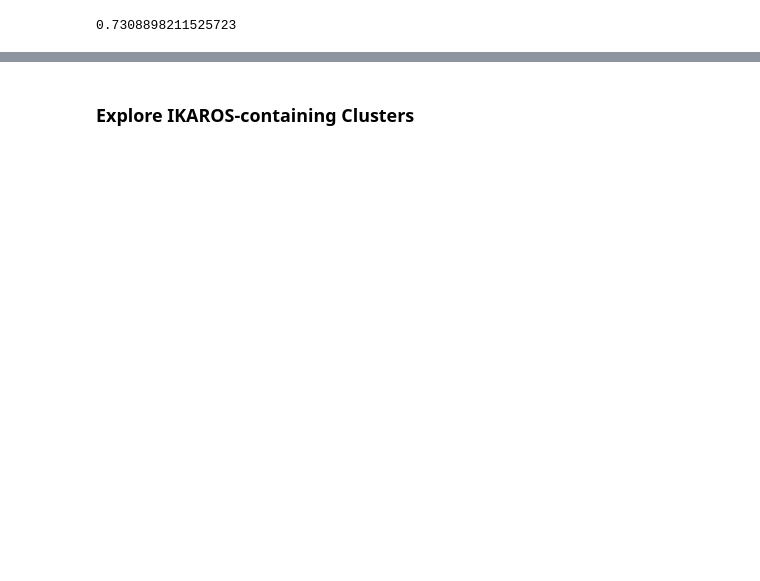
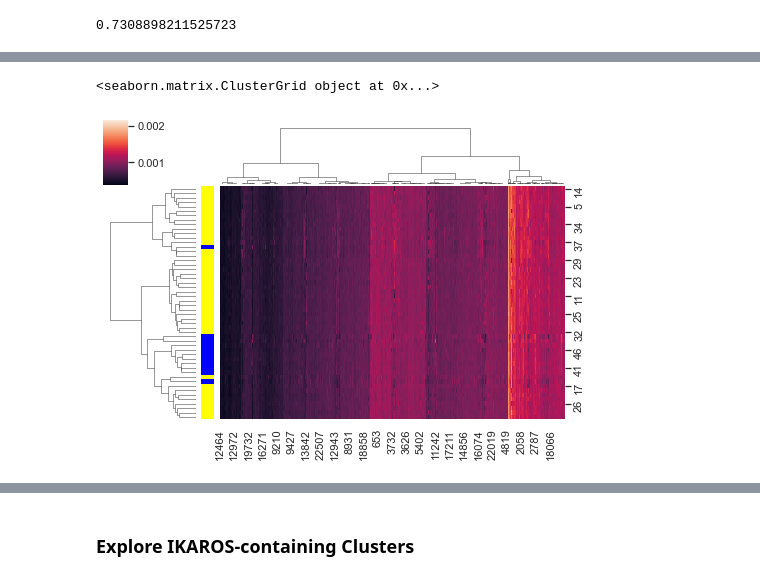
Before and after one commit to jsolson4/Boost-CLL-Clustering, a Jupyter notebook: GeneExpression_Analysis.ipynb, the cells around one changed output, grey strips where cells are left out. Saved outputs shown, nothing was run; the diff lists cells and outputs as text; code cells hidden in the pictures; blank space fills up the shorter version.

```diff
--- a/GeneExpression_Analysis.ipynb
+++ b/GeneExpression_Analysis.ipynb
@@ -371,13 +377,17 @@ plt.close()
 # %%
 # Plot original X
-g = sns.clustermap(normalize(X.T),
+g = sns.clustermap(normalize(X),
                    figsize=(7, 5),
                    row_cluster=True,
                    #col_linkage=Z,
-                   row_colors = row_colors)
+                   row_colors = row_colors,
+                   method = 'ward')
 
 print(g)
 plt.show()
 plt.close()
+# %% [output]
+<seaborn.matrix.ClusterGrid object at 0x...>
+[figure, added]
 # %%
 # heatmap without clustering
```
Also changed, not shown: parts of 21 cells of this notebook.
